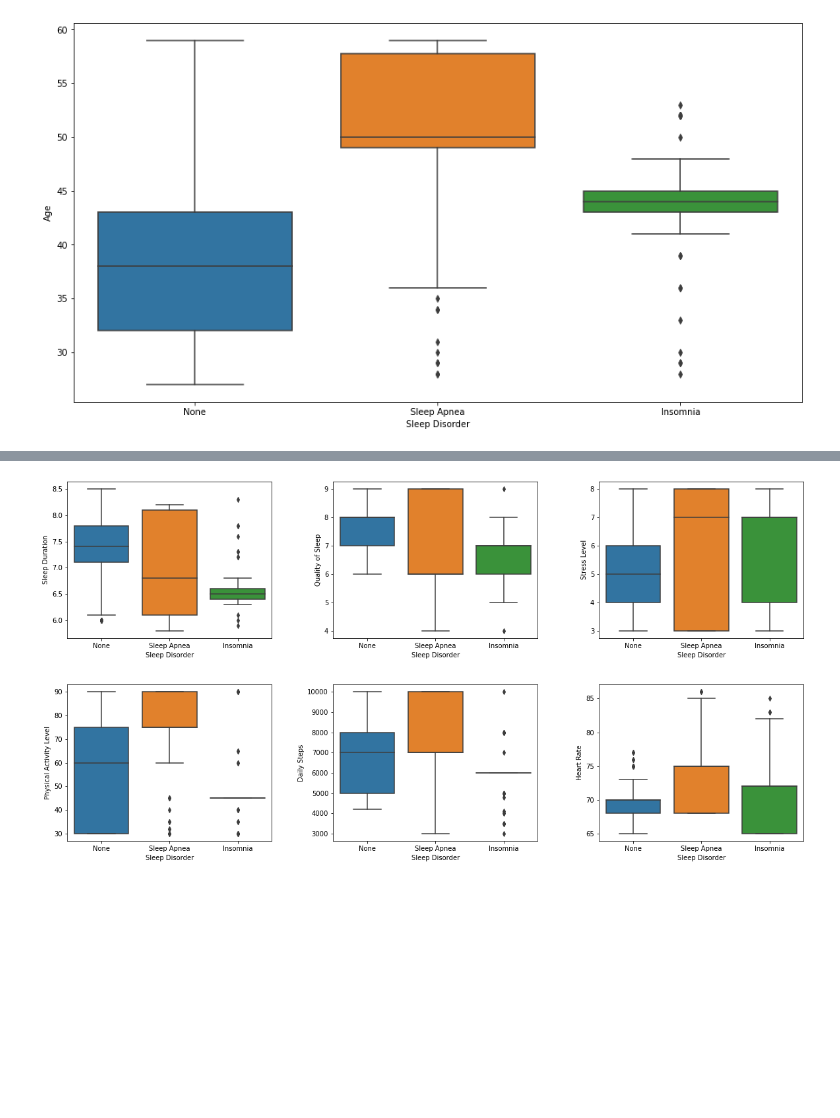
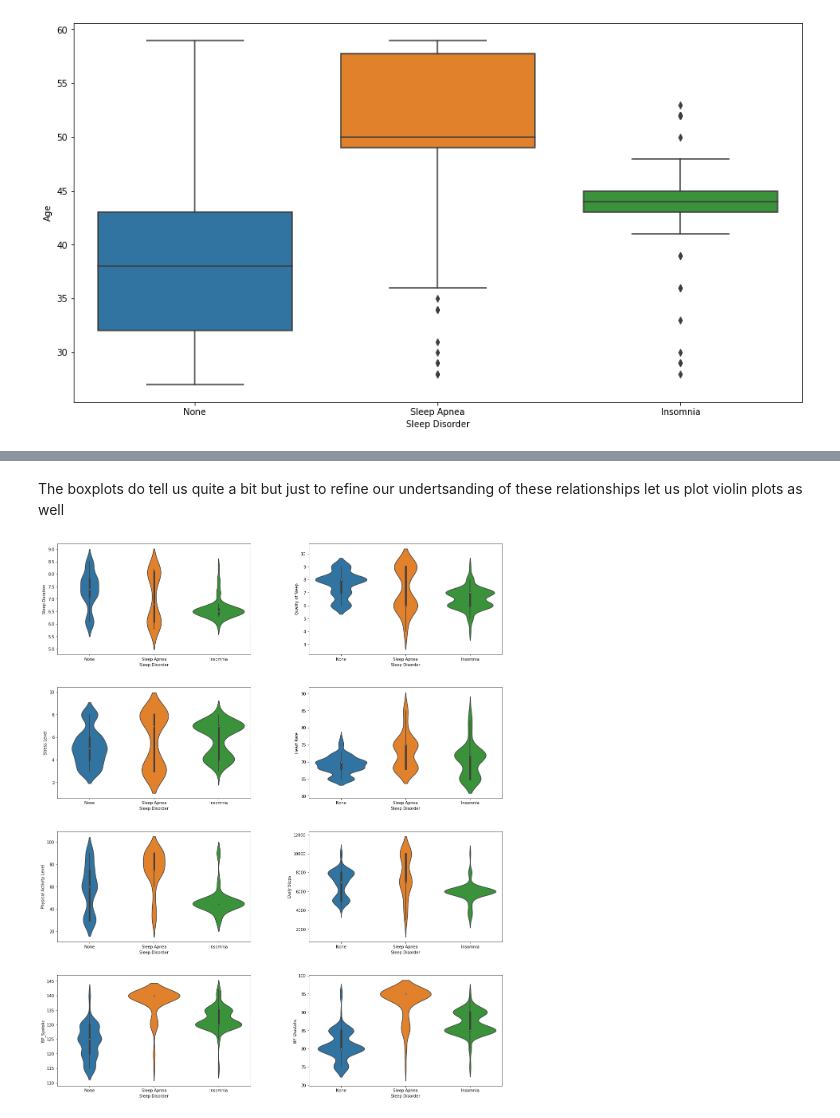
Before and after one commit to Hamza-149/sleep-health-analysis, a Jupyter notebook: sleep_health_analysis.ipynb, the cells around one changed output, grey strips where cells are left out. Cells and saved outputs as stored; diff of their text form; code cells hidden in the pictures; blank space fills up the shorter version.

Commit message:
created additional visualisations for BP and also added explanations in markdowns up until data viz section

```diff
--- a/sleep_health_analysis.ipynb
+++ b/sleep_health_analysis.ipynb
@@ -296,16 +339,21 @@ fig.update_layout(height=800, width=1200)
 
 # Show the plot
 fig.show()
+# %% [markdown]
+The boxplots do tell us quite a bit but just to refine our undertsanding of these relationships let us plot violin plots as well
 # %%
-fig, axs = plt.subplots(2, 3, figsize=(20,10))
+fig, axs = plt.subplots(4, 2, figsize=(20, 25))
 
-sns.boxplot(data=df, x='Sleep Disorder', y='Sleep Duration', ax=axs[0,0])
-sns.boxplot(data=df, x='Sleep Disorder', y='Quality of Sleep', ax=axs[0,1])
-sns.boxplot(data=df, x='Sleep Disorder', y='Stress Level', ax=axs[0,2])
-sns.boxplot(data=df, x='Sleep Disorder', y='Physical Activity Level', ax=axs[1,0])
-sns.boxplot(data=df, x='Sleep Disorder', y='Daily Steps', ax=axs[1,1])
-sns.boxplot(data=df, x='Sleep Disorder', y='Heart Rate', ax=axs[1,2])
+sns.violinplot(data=df, x='Sleep Disorder', y='Sleep Duration', ax=axs[0, 0])
+sns.violinplot(data=df, x='Sleep Disorder', y='Quality of Sleep', ax=axs[0, 1])
+sns.violinplot(data=df, x='Sleep Disorder', y='Stress Level', ax=axs[1, 0])
+sns.violinplot(data=df, x='Sleep Disorder', y='Heart Rate', ax=axs[1, 1])
+sns.violinplot(data=df, x='Sleep Disorder', y='Physical Activity Level', ax=axs[2, 0])
+sns.violinplot(data=df, x='Sleep Disorder', y='Daily Steps', ax=axs[2, 1])
+sns.violinplot(data=df, x='Sleep Disorder', y='BP_Systolic', ax=axs[3, 0])
+sns.violinplot(data=df, x='Sleep Disorder', y='BP_Diastolic', ax=axs[3, 1])
 
 plt.subplots_adjust(hspace=0.3, wspace=0.3)
+plt.show()
 # %% [output]
-[figure, old version]
+[figure, new version]
```
Also changed, not shown: parts of 19 cells of this notebook.
